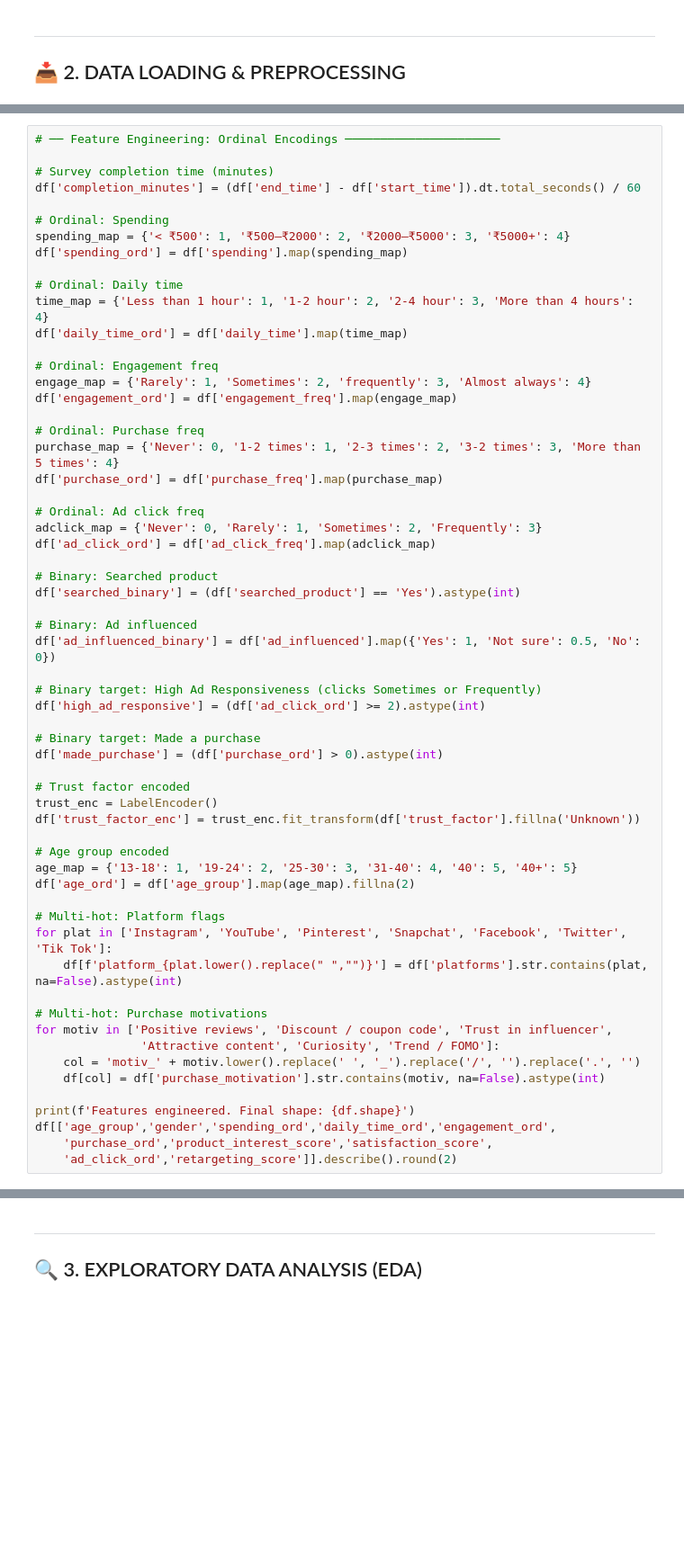
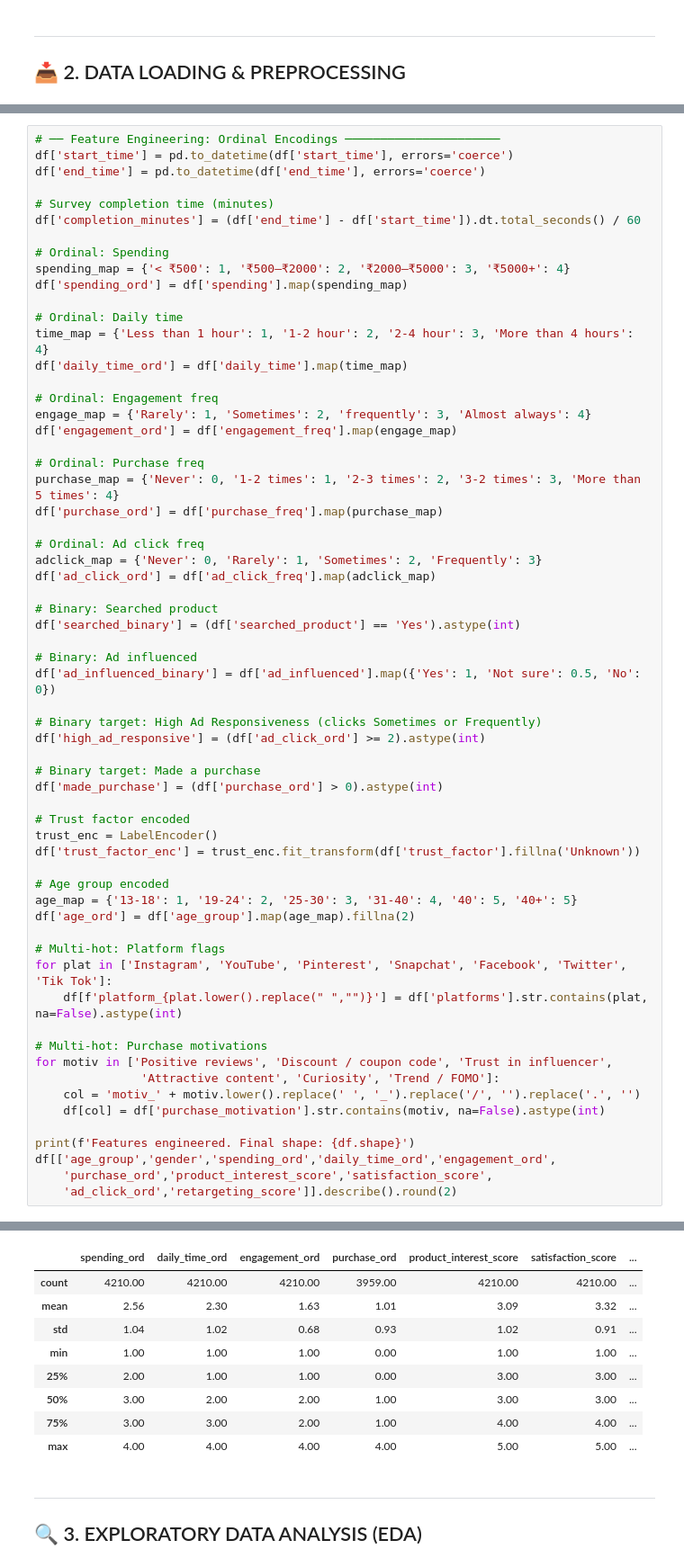
Before and after one commit to amrithasnidhi/TheInfluenceCrew, a Jupyter notebook: influencer_analysis.ipynb, the cells around one changed output, grey strips where cells are left out. Shown at 90% size. Drawn from its saved outputs; the diff is of its cells as text; blank space fills up the shorter version.

Commit message:
Fix datetime conversion and PCA purchase_ord KeyError

```diff
--- a/influencer_analysis.ipynb
+++ b/influencer_analysis.ipynb
@@ -129,5 +141,7 @@ plt.show()
 # %%
 # ── Feature Engineering: Ordinal Encodings ──────────────────────
+df['start_time'] = pd.to_datetime(df['start_time'], errors='coerce')
+df['end_time'] = pd.to_datetime(df['end_time'], errors='coerce')
 
 # Survey completion time (minutes)
 df['completion_minutes'] = (df['end_time'] - df['start_time']).dt.total_seconds() / 60
@@ -186,3 +200,4 @@ print(f'Features engineered. Final shape: {df.shape}')
 df[['age_group','gender','spending_ord','daily_time_ord','engagement_ord',
     'purchase_ord','product_interest_score','satisfaction_score',
     'ad_click_ord','retargeting_score']].describe().round(2)
+# %% [output]
@@ -189,3 +205,12 @@ df[['age_group','gender','spending_ord','daily_time_ord','engagement_ord',
+|  | spending_ord | daily_time_ord | engagement_ord | purchase_ord | product_interest_score | satisfaction_score | ... |
+| count | 4210.00 | 4210.00 | 4210.00 | 3959.00 | 4210.00 | 4210.00 | ... |
+| mean | 2.56 | 2.30 | 1.63 | 1.01 | 3.09 | 3.32 | ... |
+| std | 1.04 | 1.02 | 0.68 | 0.93 | 1.02 | 0.91 | ... |
+| min | 1.00 | 1.00 | 1.00 | 0.00 | 1.00 | 1.00 | ... |
+| 25% | 2.00 | 1.00 | 1.00 | 0.00 | 3.00 | 3.00 | ... |
+| 50% | 3.00 | 2.00 | 2.00 | 1.00 | 3.00 | 3.00 | ... |
+| 75% | 3.00 | 3.00 | 2.00 | 1.00 | 4.00 | 4.00 | ... |
+| max | 4.00 | 4.00 | 4.00 | 4.00 | 5.00 | 5.00 | ... |
 # %% [markdown]
 ---
 ## 🔍 3. EXPLORATORY DATA ANALYSIS (EDA)
```
Also changed, not shown: parts of 16 cells of this notebook, 10 other files.
